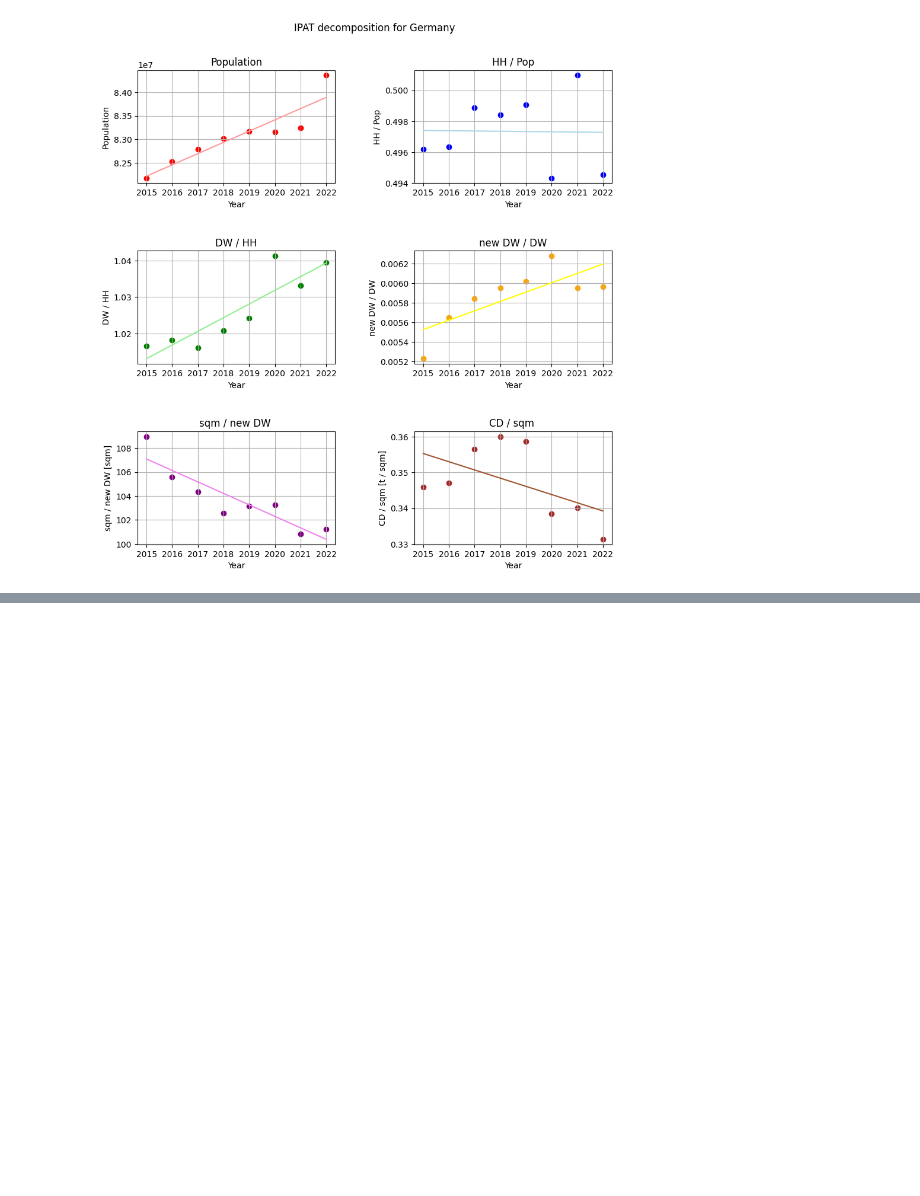
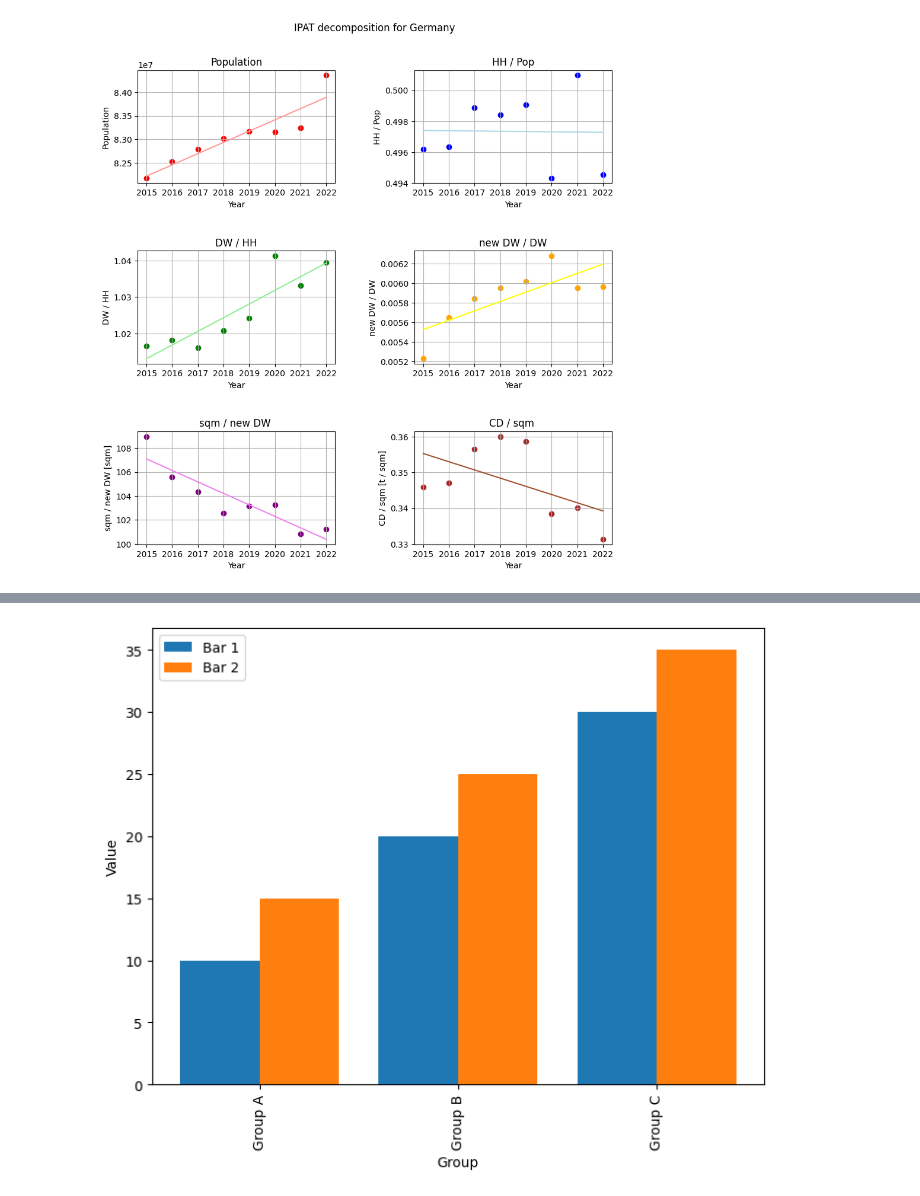
Before and after one commit to pietropecchini/Economic-Growth-and-Sustainability, a Jupyter notebook: analysis.ipynb, the cells around one changed output, grey strips where cells are left out. Saved outputs shown, nothing was run; the diff lists cells and outputs as text; code cells hidden in the pictures; blank space fills up the shorter version.

```diff
--- a/analysis.ipynb
+++ b/analysis.ipynb
@@ -239,0 +523,35 @@ plt.show()
+# %%
+import numpy as np
+import matplotlib.pyplot as plt
+
+# Data
+group_names = ['Group A', 'Group B', 'Group C']
+bar1_values = [10, 20, 30]
+bar2_values = [15, 25, 35]
+
+# Create figure and axis
+fig, ax = plt.subplots(figsize=(8, 6))
+
+# Set bar width and x-axis positions
+bar_width = 0.4
+x = np.arange(len(group_names))
+x_bar1 = x - bar_width/2
+x_bar2 = x + bar_width/2
+
+# Plot the bars
+ax.bar(x_bar1, bar1_values, width=bar_width, label='Bar 1')
+ax.bar(x_bar2, bar2_values, width=bar_width, label='Bar 2')
+
+# Set x-axis ticks and labels
+ax.set_xticks(x)
+ax.set_xticklabels(group_names)
+plt.xticks(rotation='vertical')
+
+# Add legend and labels
+ax.set_xlabel('Group')
+ax.set_ylabel('Value')
+ax.legend()
+
+plt.show()
+# %% [output]
+[figure, added]
```
Also changed, not shown: parts of 16 cells of this notebook, 3 other files.
